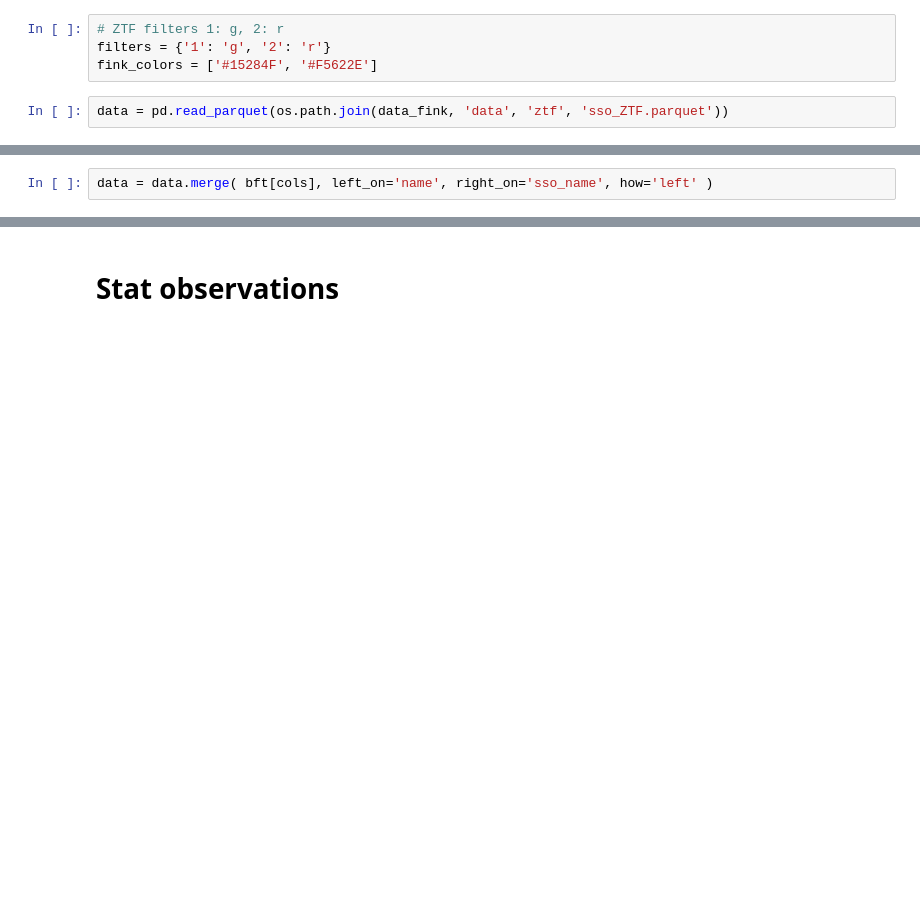
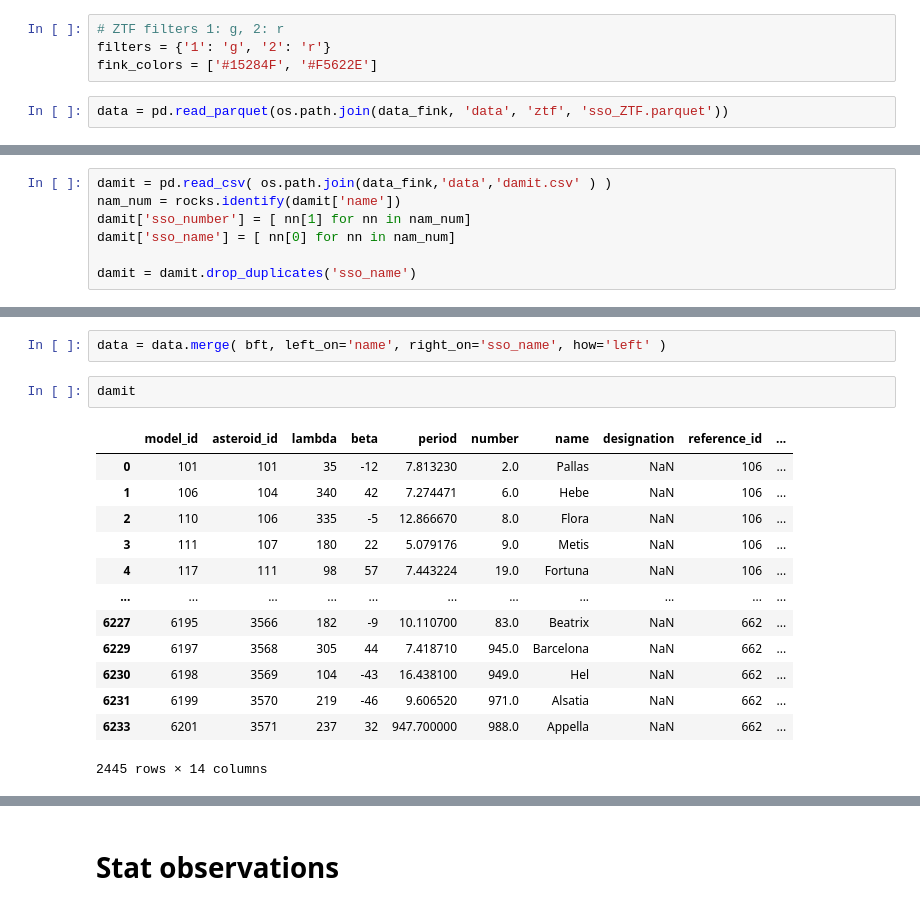
Before and after one commit to astrolabsoftware/fink-spins, a Jupyter notebook: notebooks/fig_spin_valid.ipynb, the cells around one changed output, grey strips where cells are left out. Cells and saved outputs as stored; diff of their text form; blank space fills up the shorter version.

```diff
--- a/notebooks/fig_spin_valid.ipynb
+++ b/notebooks/fig_spin_valid.ipynb
@@ -84,0 +86,7 @@ cols = ['sso_number', 'sso_name', 'sso_class',
+# %%
+damit = pd.read_csv( os.path.join(data_fink,'data','damit.csv' ) )
+nam_num = rocks.identify(damit['name'])
+damit['sso_number'] = [ nn[1] for nn in nam_num]
+damit['sso_name'] = [ nn[0] for nn in nam_num]
+
+damit = damit.drop_duplicates('sso_name')
@@ -85,2 +95,18 @@ cols = ['sso_number', 'sso_name', 'sso_class',
 # %%
-data = data.merge( bft[cols], left_on='name', right_on='sso_name', how='left' )
+data = data.merge( bft, left_on='name', right_on='sso_name', how='left' )
+# %%
+damit
+# %% [output]
+|  | model_id | asteroid_id | lambda | beta | period | number | name | designation | reference_id | ... |
+| 0 | 101 | 101 | 35 | -12 | 7.813230 | 2.0 | Pallas | NaN | 106 | ... |
+| 1 | 106 | 104 | 340 | 42 | 7.274471 | 6.0 | Hebe | NaN | 106 | ... |
+| 2 | 110 | 106 | 335 | -5 | 12.866670 | 8.0 | Flora | NaN | 106 | ... |
+| 3 | 111 | 107 | 180 | 22 | 5.079176 | 9.0 | Metis | NaN | 106 | ... |
+| 4 | 117 | 111 | 98 | 57 | 7.443224 | 19.0 | Fortuna | NaN | 106 | ... |
+| ... | ... | ... | ... | ... | ... | ... | ... | ... | ... | ... |
+| 6227 | 6195 | 3566 | 182 | -9 | 10.110700 | 83.0 | Beatrix | NaN | 662 | ... |
+| 6229 | 6197 | 3568 | 305 | 44 | 7.418710 | 945.0 | Barcelona | NaN | 662 | ... |
+| 6230 | 6198 | 3569 | 104 | -43 | 16.438100 | 949.0 | Hel | NaN | 662 | ... |
+| 6231 | 6199 | 3570 | 219 | -46 | 9.606520 | 971.0 | Alsatia | NaN | 662 | ... |
+| 6233 | 6201 | 3571 | 237 | 32 | 947.700000 | 988.0 | Appella | NaN | 662 | ... |
+2445 rows × 14 columns
```
Also changed, not shown: parts of 36 cells of this notebook, 14 other files.
